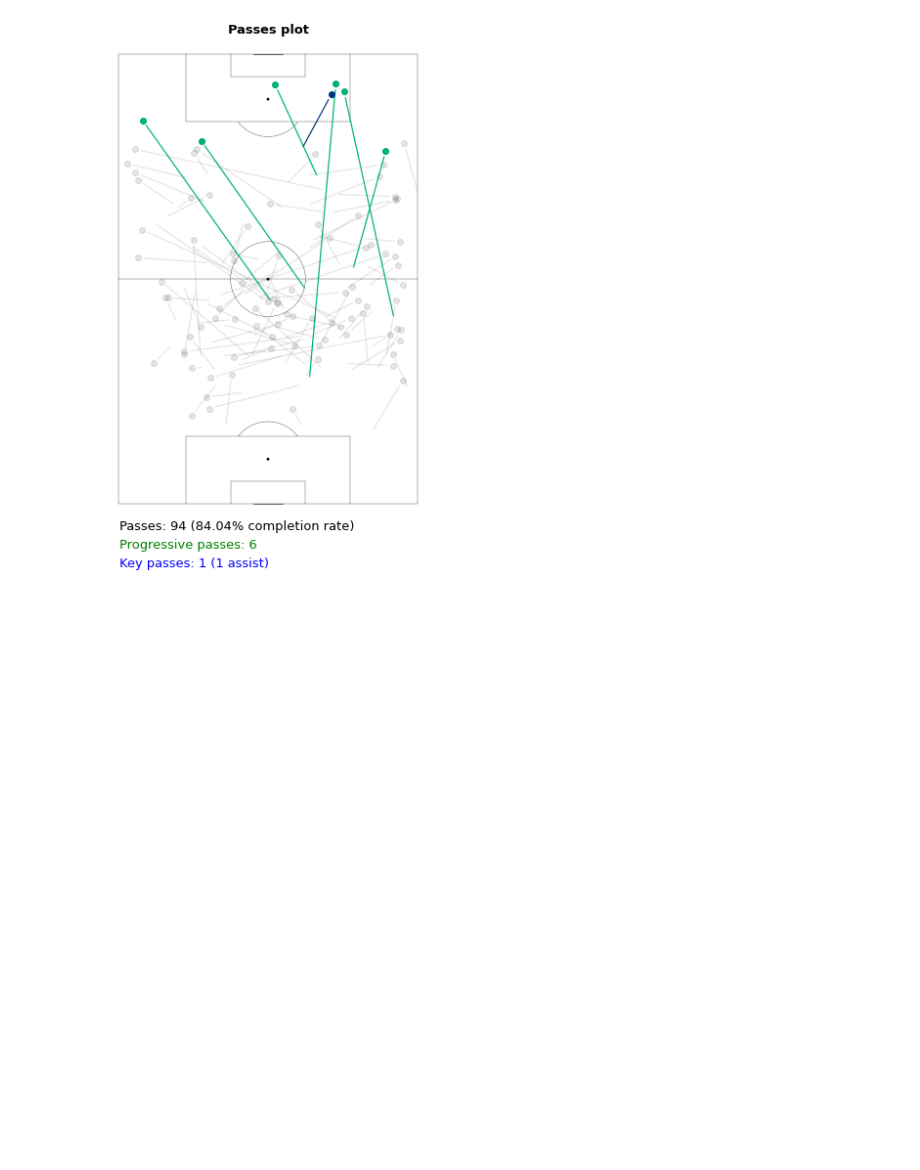
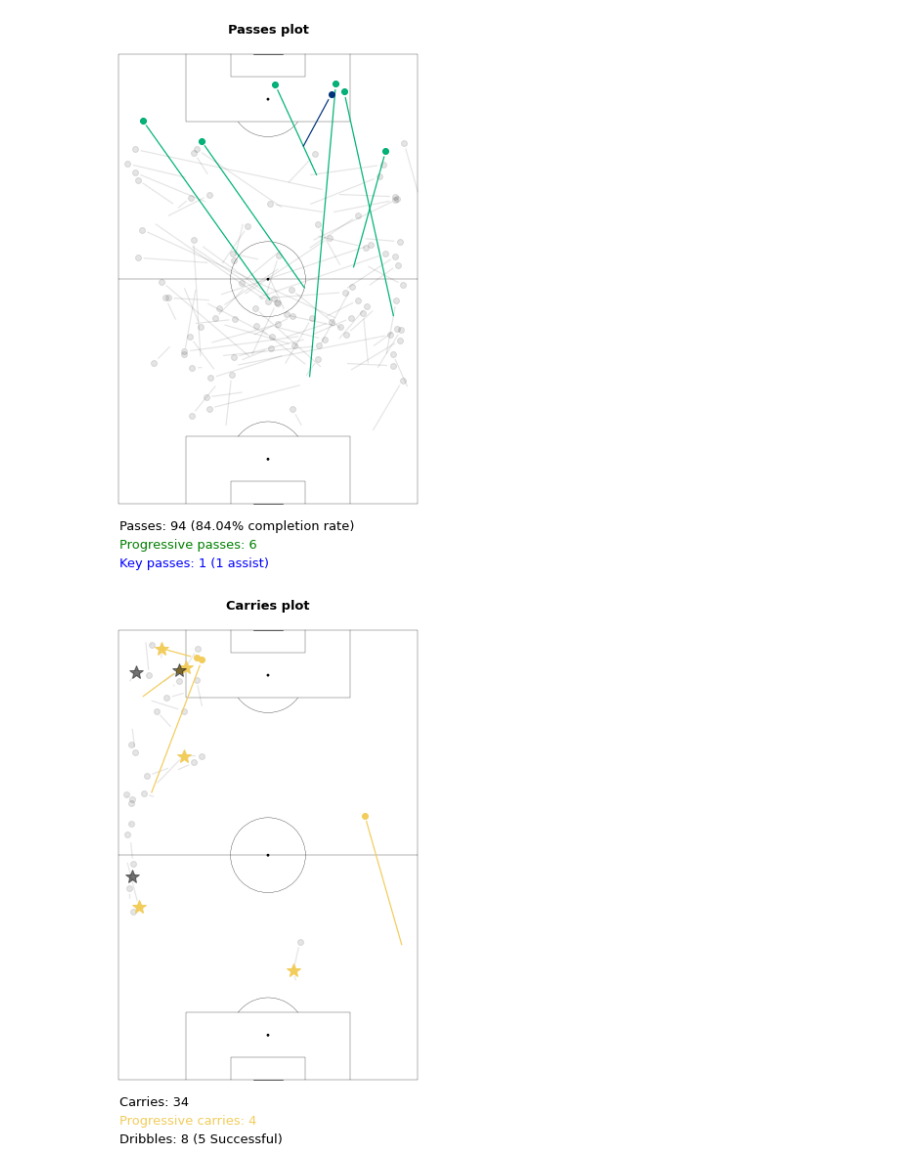
Before and after one commit to Elmehdi9/World-Cup-Data-Visualization, a Jupyter notebook: Notebooks/Performance per match .ipynb, the cells around one changed output. Saved outputs shown, nothing was run; the diff lists cells and outputs as text; code cells hidden in the pictures; blank space fills up the shorter version.

Commit message:
Defensive A actions plot done
Next to work on is to assemble all this plots in one plot

```diff
--- a/Notebooks/Performance per match .ipynb
+++ b/Notebooks/Performance per match .ipynb
@@ -46,7 +46,7 @@ df.head()
 def add_info(df, filter_by):
 
     # Error handling
-    filters= ['Pass', 'Shot', 'Carry']
+    filters= ['Pass', 'Shot', 'Carry', 'Dribble']
     if filter_by not in filters:
         raise ValueError ("Invalid argument. Allowed filters are:", filters)
 
@@ -72,7 +72,7 @@ def add_info(df, filter_by):
         df['isProgressive'] = ((abs(df['start_distance'] - df['end_distance']) >= 0.25 * df['start_distance']) & (abs(df['Y'] - df['end_Y']) >= 5)).tolist()
 
 
-    elif 'Shot':
+    elif filter_by is 'Shot':
         df[['shot_end_X', 'shot_end_Y', 'shot_end_Z']]= pd.DataFrame(df['shot_end_location'].to_list(), index= df.index)
 
     return df
@@ -129,2 +129,56 @@ plot_passes(df, "Enzo Fernandez", pitch, ax )
 # %% [output]
 [figure]
+# %%
+# Carries plot (ball carries, progressive carries, carries into final third, Take-ons )
+def plot_carries(df, player_name, pitch, ax):
+
+    df= df.loc[df.player== player_name]
+
+    # Dribbles
+    DFD= add_info(df, 'Dribble')
+    for i, row in DFD.iterrows():
+
+        if row['dribble_outcome'] == 'Complete'  :
+            pitch.plot(row['X'], row['Y'], color="#F2CD5C", marker= '*', markersize= 15, ax=ax)
+        elif row['dribble_outcome'] == 'Incomplete':
+            pitch.plot(row['X'], row['Y'],color="black", marker= '*', markersize= 15, alpha=.5, ax=ax)
+
+    # Carries
+    DFC= add_info(df, 'Carry')
+    for i, row in DFC.iterrows():
+
+        if row['isProgressive']== True  :
+            pitch.scatter(row['end_X'], row['end_Y'],color="#F2CD5C", ax=ax)
+            pitch.arrows(row['X'], row['Y'], row['end_X'], row['end_Y'], color = "#F2CD5C", width=1.2, headwidth= 0, ax=ax)
+        else:
+            pitch.scatter(row['end_X'], row['end_Y'],color="black", alpha= .1, ax=ax)
+            pitch.arrows(row['X'], row['Y'], row['end_X'], row['end_Y'], color = "Black", width=1.2, headwidth= 0, alpha=.1, ax=ax)
+
+
+    dicts= [
+            {'Carries: {} '.format(len(DFC)):'black'},
+
+            {'Progressive carries: {}'.format((DFC['isProgressive'] == True).sum()): '#F2CD5C'},
+
+            {'Dribbles: {} ({} Successful)'.format((DFD['dribble_outcome'].isin(['Incomplete', 'Complete'])).sum(),
+                                                 (DFD['dribble_outcome']== 'Complete').sum()): 'black'}]
+
+    y = -0.03
+
+    for dict_ in dicts:
+        for expression, color in dict_.items():
+            ax.text(x=0.05, y=y, s= expression, fontsize=13, color= color,ha='left', va='top',  transform=ax.transAxes)
+            y -= 0.04
+
+    ax.set_title(label="Carries plot", loc='center', fontweight='bold', fontsize= 13)
+
+# Set pitch
+pitch = VerticalPitch(pitch_type= 'statsbomb',pad_bottom=0.5, goal_alpha=1,
+                      pitch_color= 'white', line_color='black', linewidth=.3)
+fig, ax = pitch.draw(figsize=(8, 8))
+fig.set_facecolor('white')
+
+# Di Maria plot
+plot_carries(df, "Ángel Fabián Di María Hernández", pitch, ax )
+# %% [output]
+[figure, added]
```
Also changed, not shown: parts of 2 cells of this notebook.
